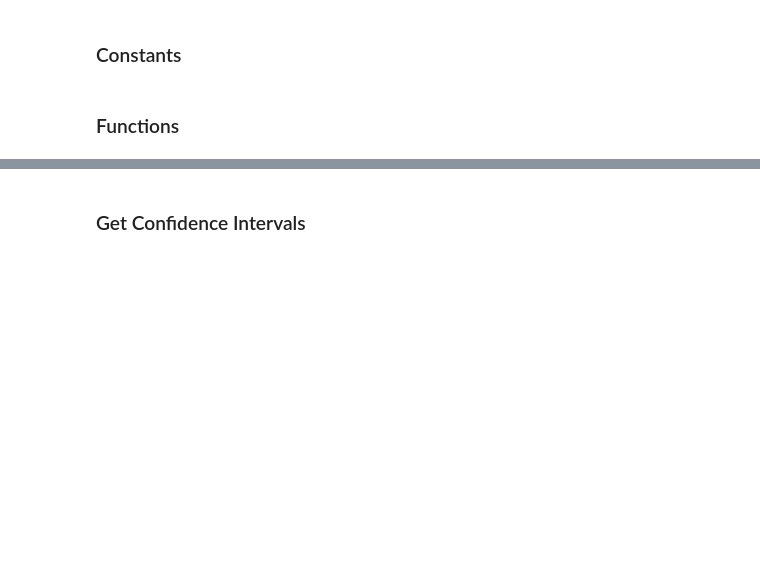
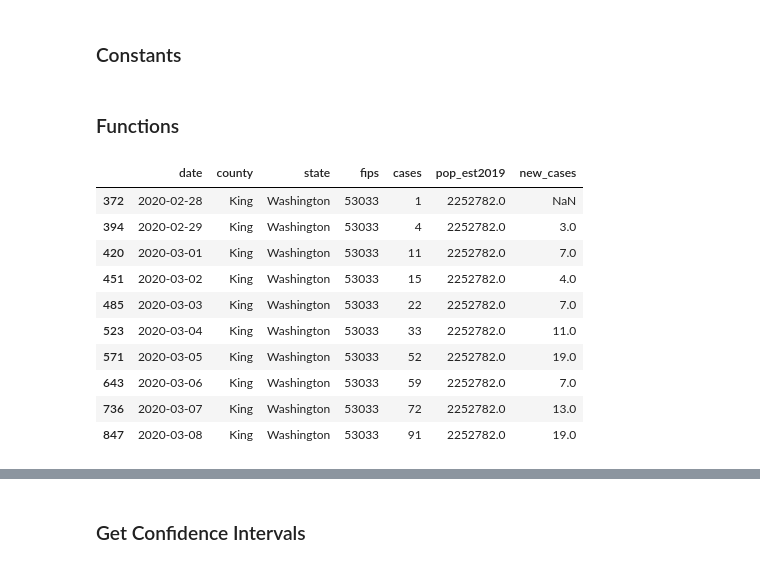
Before and after one commit to mmastand/chime, a Jupyter notebook: modeling/DynamicRt_Best_counties.ipynb, the cells around one changed output, grey strips where cells are left out. Saved outputs shown, nothing was run; the diff lists cells and outputs as text; code cells hidden in the pictures; blank space fills up the shorter version.

```diff
--- a/modeling/DynamicRt_Best_counties.ipynb
+++ b/modeling/DynamicRt_Best_counties.ipynb
@@ -43,2 +43,20 @@ def prepare_cases(cases, min_cases=25, win_size=7):
 
     return original, smoothed
+# %%
+c = "King"
+s = "Washington"
+input = county_df.loc[(county_df.county==c) & (county_df.state==s)].copy()
+input["new_cases"] = input.cases.diff()
+input.head(10)
+# %% [output]
+|  | date | county | state | fips | cases | pop_est2019 | new_cases |
+| 372 | 2020-02-28 | King | Washington | 53033 | 1 | 2252782.0 | NaN |
+| 394 | 2020-02-29 | King | Washington | 53033 | 4 | 2252782.0 | 3.0 |
+| 420 | 2020-03-01 | King | Washington | 53033 | 11 | 2252782.0 | 7.0 |
+| 451 | 2020-03-02 | King | Washington | 53033 | 15 | 2252782.0 | 4.0 |
+| 485 | 2020-03-03 | King | Washington | 53033 | 22 | 2252782.0 | 7.0 |
+| 523 | 2020-03-04 | King | Washington | 53033 | 33 | 2252782.0 | 11.0 |
+| 571 | 2020-03-05 | King | Washington | 53033 | 52 | 2252782.0 | 19.0 |
+| 643 | 2020-03-06 | King | Washington | 53033 | 59 | 2252782.0 | 7.0 |
+| 736 | 2020-03-07 | King | Washington | 53033 | 72 | 2252782.0 | 13.0 |
+| 847 | 2020-03-08 | King | Washington | 53033 | 91 | 2252782.0 | 19.0 |
```
Also changed, not shown: parts of 19 cells of this notebook, 2 other files.
